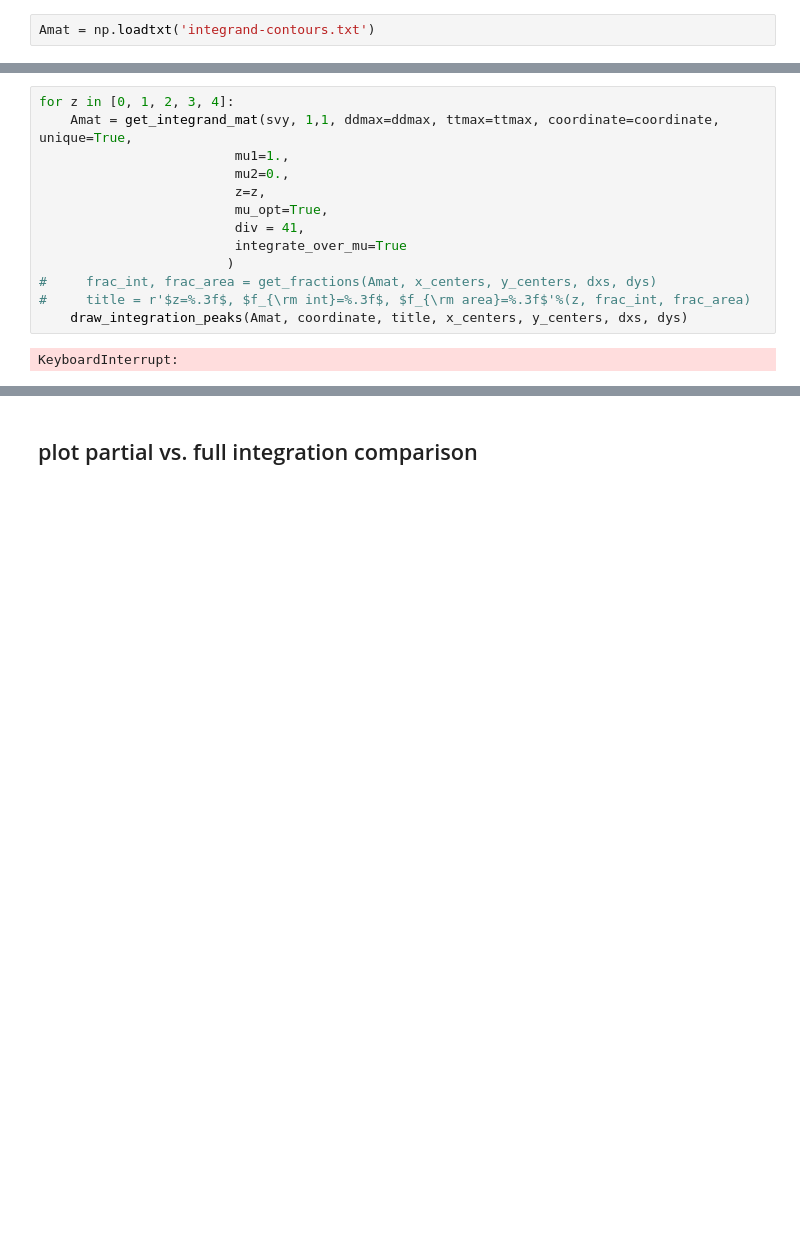
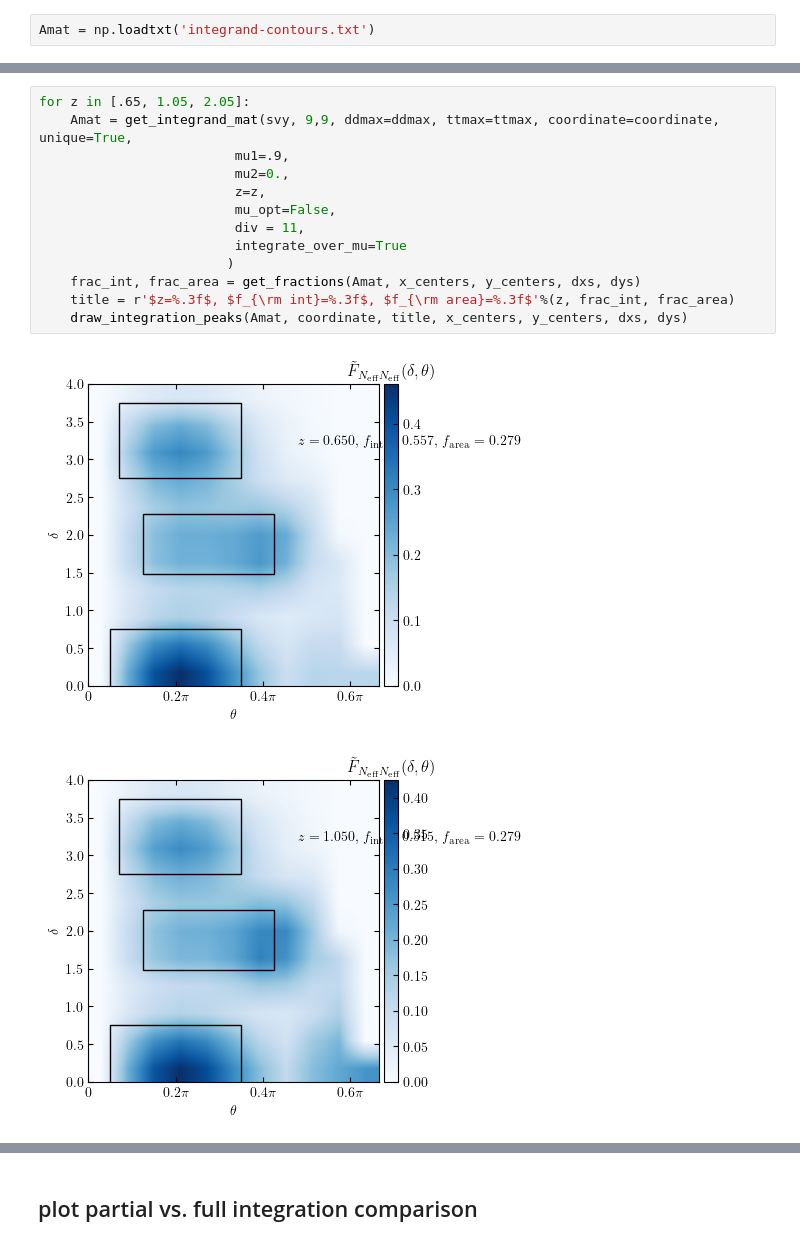
Before and after one commit to yanlongastro/galaxy_survey, a Jupyter notebook: bispectrum-interference-integration.ipynb, the cells around one changed output, grey strips where cells are left out. Saved outputs shown, nothing was run; the diff lists cells and outputs as text; blank space fills up the shorter version.

```diff
--- a/bispectrum-interference-integration.ipynb
+++ b/bispectrum-interference-integration.ipynb
@@ -217,15 +256,16 @@ draw_integration_peaks(Amat, coordinate, title, x_centers, y_centers, dxs, dys,
 # %%
-for z in [0, 1, 2, 3, 4]:
-    Amat = get_integrand_mat(svy, 1,1, ddmax=ddmax, ttmax=ttmax, coordinate=coordinate, unique=True,
-                         mu1=1.,
+for z in [.65, 1.05, 2.05]:
+    Amat = get_integrand_mat(svy, 9,9, ddmax=ddmax, ttmax=ttmax, coordinate=coordinate, unique=True,
+                         mu1=.9,
                          mu2=0.,
                          z=z,
-                         mu_opt=True,
-                         div = 41,
+                         mu_opt=False,
+                         div = 11,
                          integrate_over_mu=True
                         )
-#     frac_int, frac_area = get_fractions(Amat, x_centers, y_centers, dxs, dys)
-#     title = r'$z=%.3f$, $f_{\rm int}=%.3f$, $f_{\rm area}=%.3f$'%(z, frac_int, frac_area)
+    frac_int, frac_area = get_fractions(Amat, x_centers, y_centers, dxs, dys)
+    title = r'$z=%.3f$, $f_{\rm int}=%.3f$, $f_{\rm area}=%.3f$'%(z, frac_int, frac_area)
     draw_integration_peaks(Amat, coordinate, title, x_centers, y_centers, dxs, dys)
 # %% [output]
-KeyboardInterrupt:
+[figure, added]
+[figure, added]
```
Also changed, not shown: parts of 16 cells of this notebook, 1 other file.
